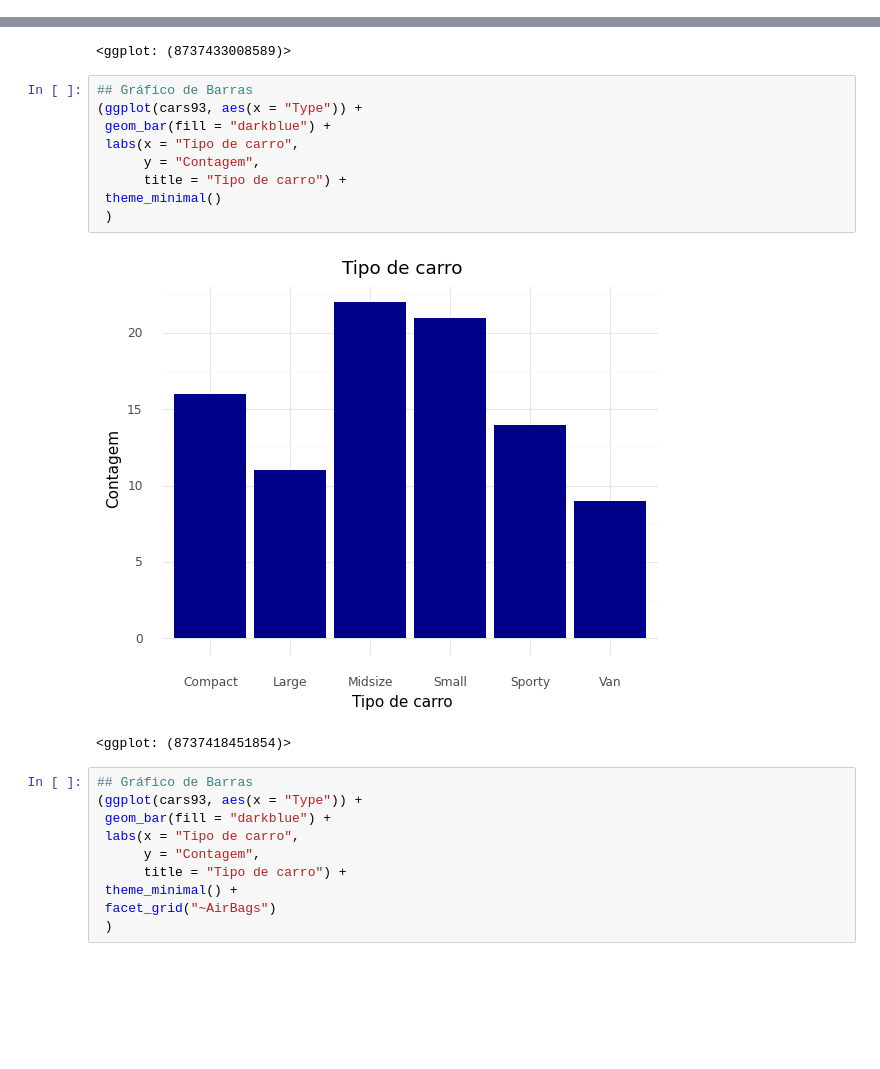
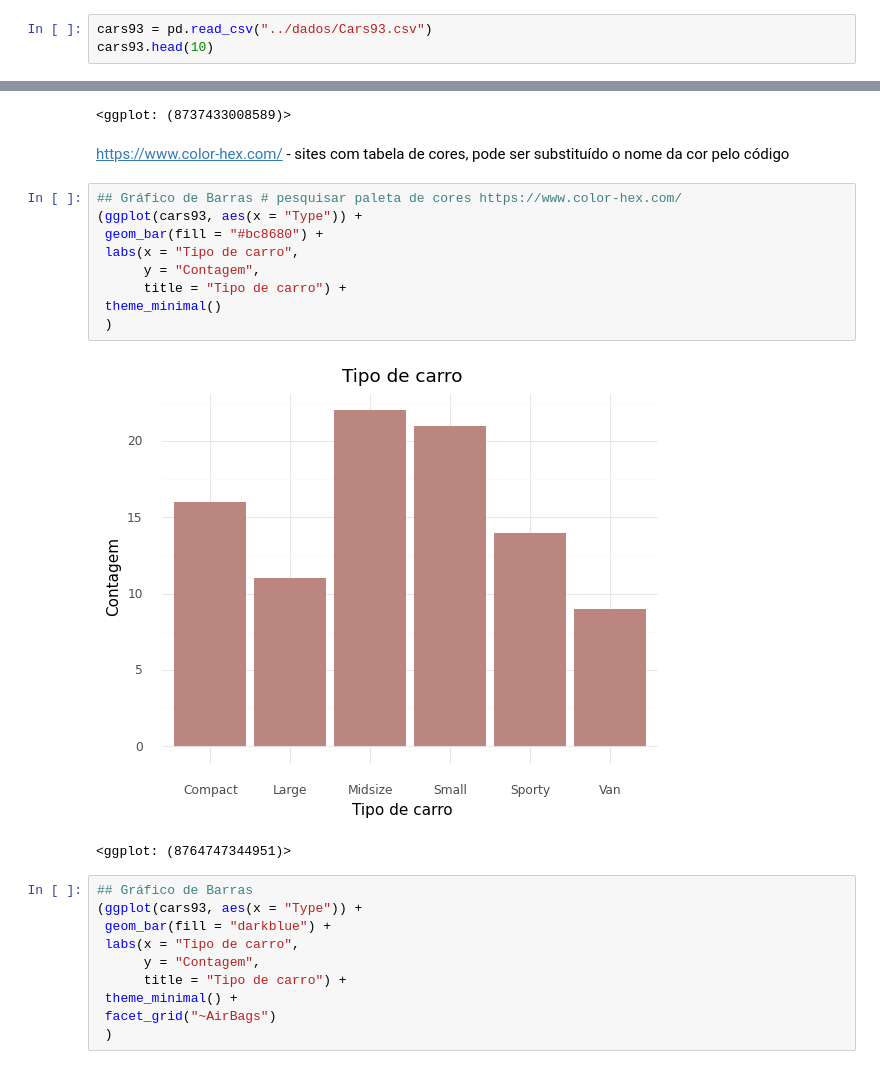
Before and after one commit to mgcid/intro_python_verao_ime_2023, a Jupyter notebook: notebooks/aula04.ipynb, the cells around one changed output, grey strips where cells are left out. Drawn from its saved outputs; the diff is of its cells as text; blank space fills up the shorter version.

```diff
--- a/notebooks/aula04.ipynb
+++ b/notebooks/aula04.ipynb
@@ -133,3 +135,6 @@ cars93.describe()
 | 50% | 14.700000 | 17.700000 | 19.600000 | 21.000000 | 28.000000 | 2.400000 | 140.000000 | 5200.000000 | 2340.000000 | ... |
 | 75% | 20.300000 | 23.300000 | 25.300000 | 25.000000 | 31.000000 | 3.300000 | 170.000000 | 5750.000000 | 2565.000000 | ... |
 | max | 45.400000 | 61.900000 | 80.000000 | 46.000000 | 50.000000 | 5.700000 | 300.000000 | 6500.000000 | 3755.000000 | ... |
+# %%
+cars93 = pd.read_csv("../dados/Cars93.csv")
+cars93.head(10)
@@ -226,18 +271,20 @@ ggplot(cars93, aes(x = "Horsepower")) # precisamos especificar o tipo de gráfic
 # %% [output]
 [figure]
 <ggplot: (8737433008589)>
+# %% [markdown]
+https://www.color-hex.com/ - sites com tabela de cores, pode ser substituído o nome da cor pelo código
 # %%
-## Gráfico de Barras
+## Gráfico de Barras # pesquisar paleta de cores https://www.color-hex.com/
 (ggplot(cars93, aes(x = "Type")) +
- geom_bar(fill = "darkblue") +
+ geom_bar(fill = "#bc8680") +
  labs(x = "Tipo de carro",
       y = "Contagem",
       title = "Tipo de carro") +
  theme_minimal()
  )
 # %% [output]
-[figure, old version]
+[figure, new version]
-<ggplot: (8737418451854)>
+<ggplot: (8764747344951)>
 # %%
 ## Gráfico de Barras
 (ggplot(cars93, aes(x = "Type")) +
```
Also changed, not shown: parts of 9 cells of this notebook.
